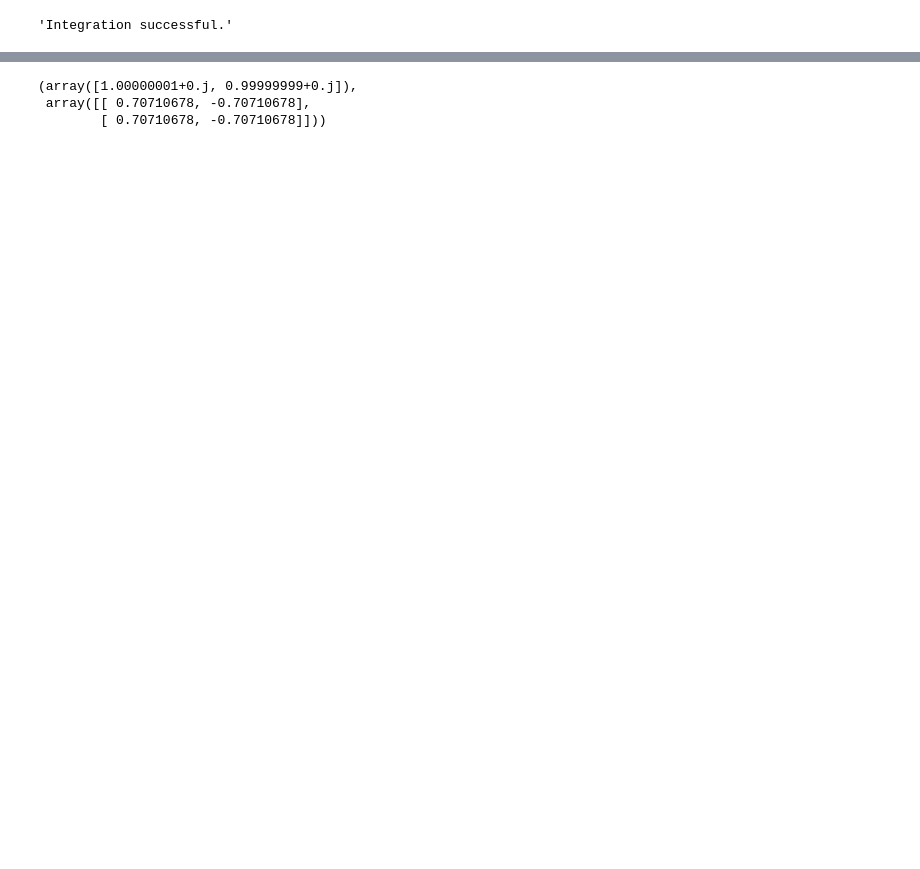
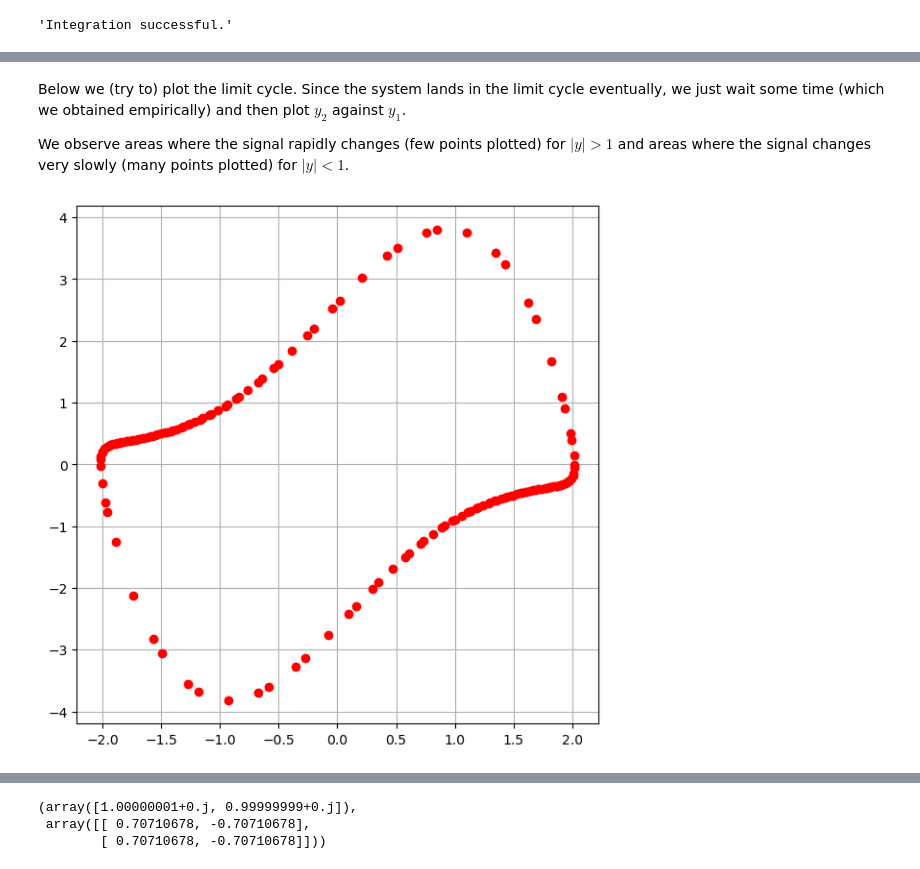
Before and after one commit to ClemensFMN/Notebooks, a Jupyter notebook: ODE/Exercise_6.1.8 (van der Pol).ipynb, the cells around one changed output, grey strips where cells are left out. Cells and saved outputs as stored; diff of their text form; code cells hidden in the pictures; blank space fills up the shorter version.

```diff
--- a/ODE/Exercise_6.1.8 (van der Pol).ipynb
+++ b/ODE/Exercise_6.1.8 (van der Pol).ipynb
@@ -42,0 +43,9 @@ Text(0, 0.5, '$y$')
+# %% [markdown]
+Below we (try to) plot the limit cycle. Since the system lands in the limit cycle eventually, we just wait some time (which we obtained empirically) and then plot $y_2$ against $y_1$.
+
+We observe areas where the signal rapidly changes (few points plotted) for $|y| > 1$ and areas where the signal changes very slowly (many points plotted) for $|y|<1$.
+# %%
+plt.plot(y1[50:], y2[50:], 'ro')
+plt.grid(True)
+# %% [output]
+[figure, added]
```
Also changed, not shown: parts of 7 cells of this notebook.
